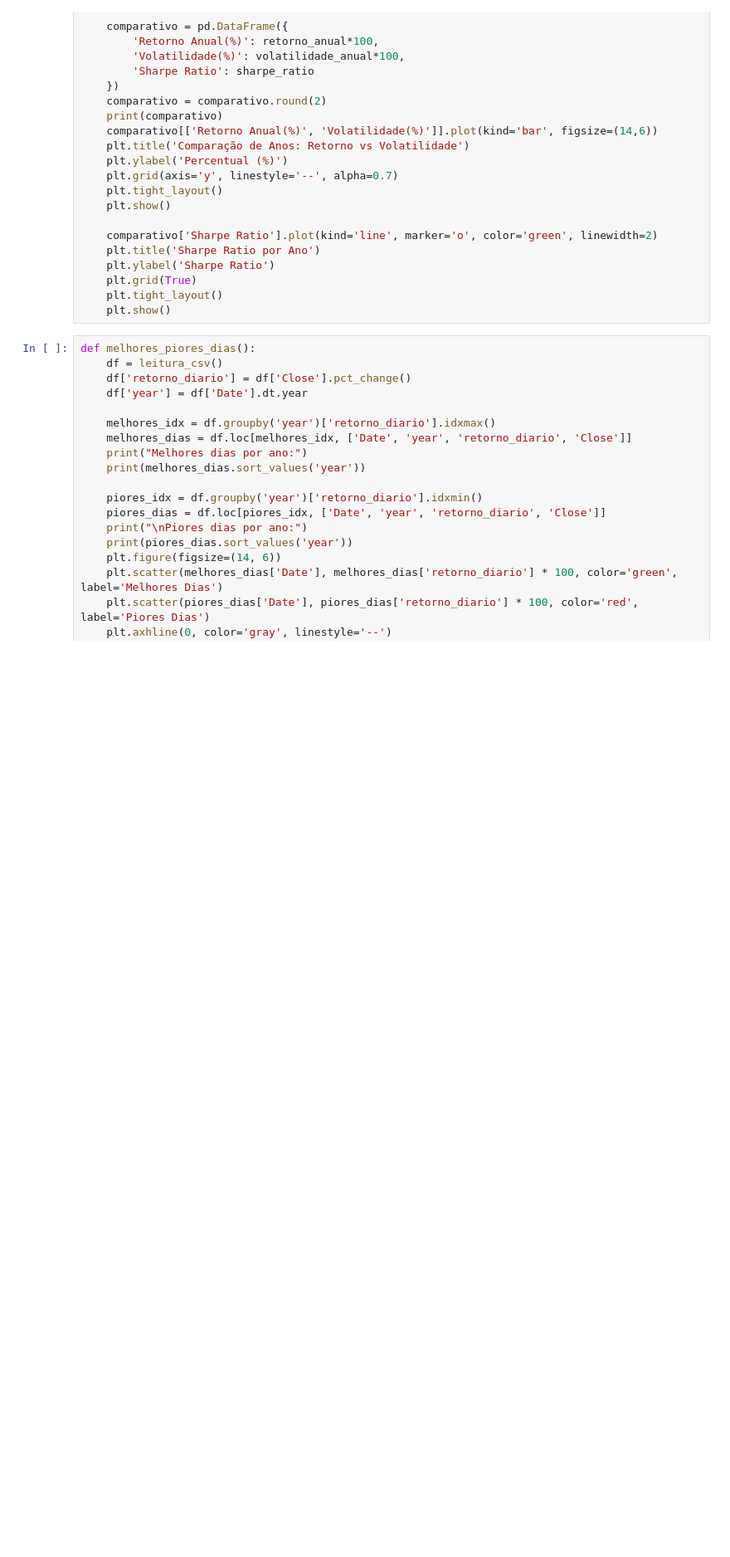
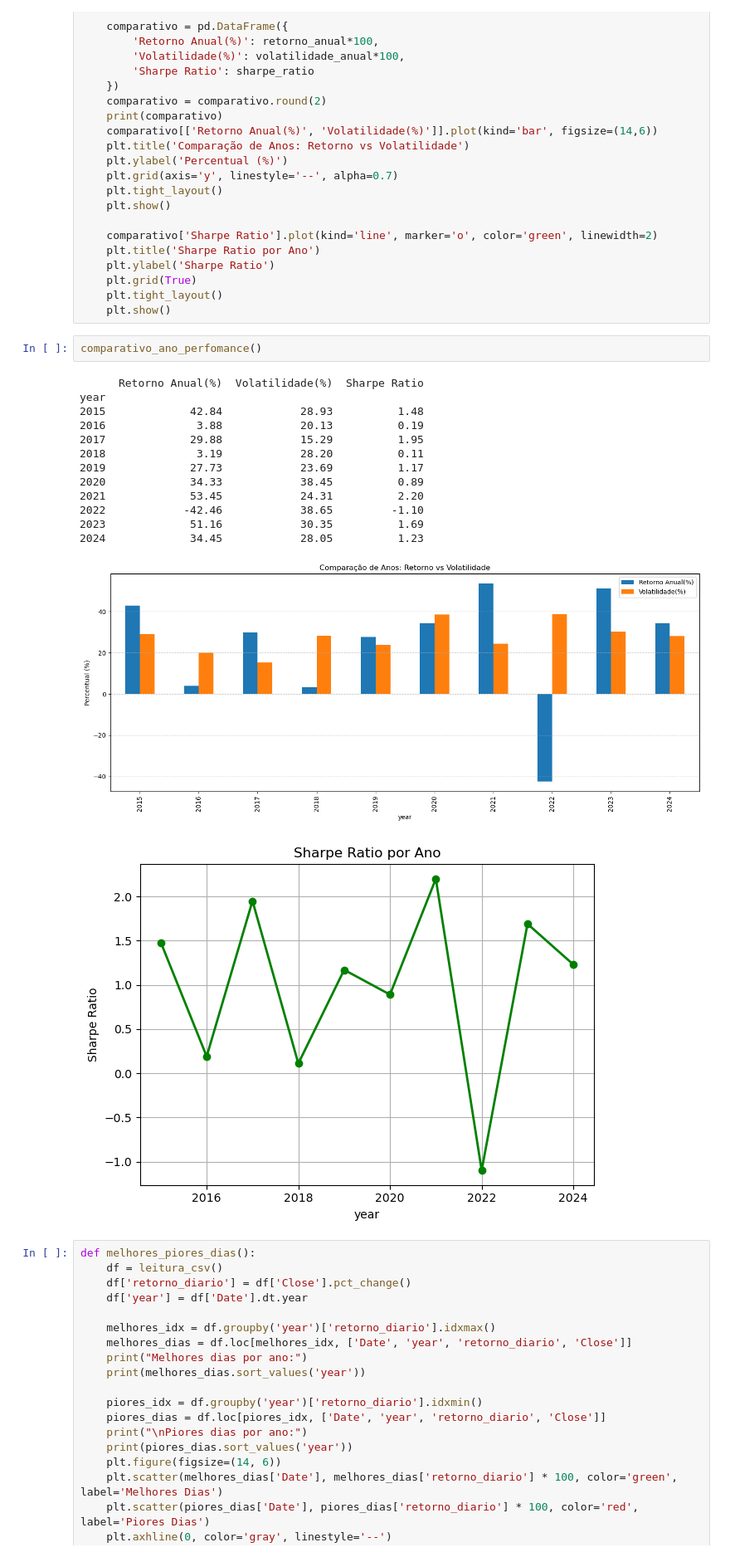
Before and after one commit to Rambo0704/ProjetoDadosGoogle, a Jupyter notebook: notebooks/functions_ex.ipynb, the cells around one changed output. Shown at 83% size. Drawn from its saved outputs; the diff is of its cells as text; blank space fills up the shorter version.

```diff
--- a/notebooks/functions_ex.ipynb
+++ b/notebooks/functions_ex.ipynb
@@ -237,6 +237,23 @@ def comparativo_ano_perfomance():
     plt.grid(True)
     plt.tight_layout()
     plt.show()
+# %%
+comparativo_ano_perfomance()
+# %% [output]
+      Retorno Anual(%)  Volatilidade(%)  Sharpe Ratio
+year
+2015             42.84            28.93          1.48
+2016              3.88            20.13          0.19
+2017             29.88            15.29          1.95
+2018              3.19            28.20          0.11
+2019             27.73            23.69          1.17
+2020             34.33            38.45          0.89
+2021             53.45            24.31          2.20
+2022            -42.46            38.65         -1.10
+2023             51.16            30.35          1.69
+2024             34.45            28.05          1.23
+[figure, added]
+[figure, added]
 # %%
 def melhores_piores_dias():
     df = leitura_csv()
```
Also changed, not shown: parts of 2 cells of this notebook, 3 other files.
